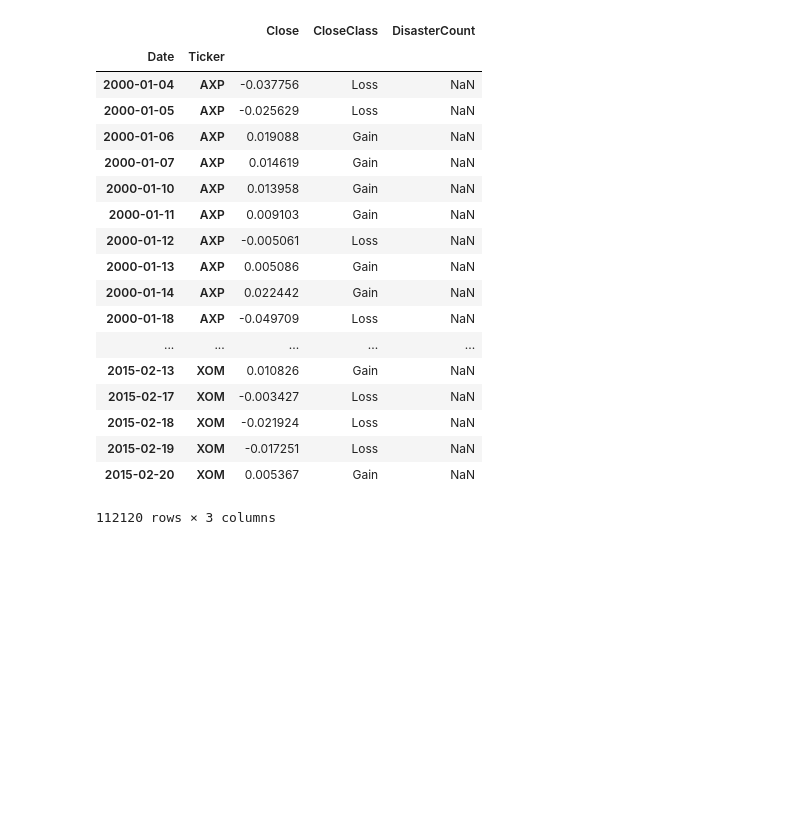
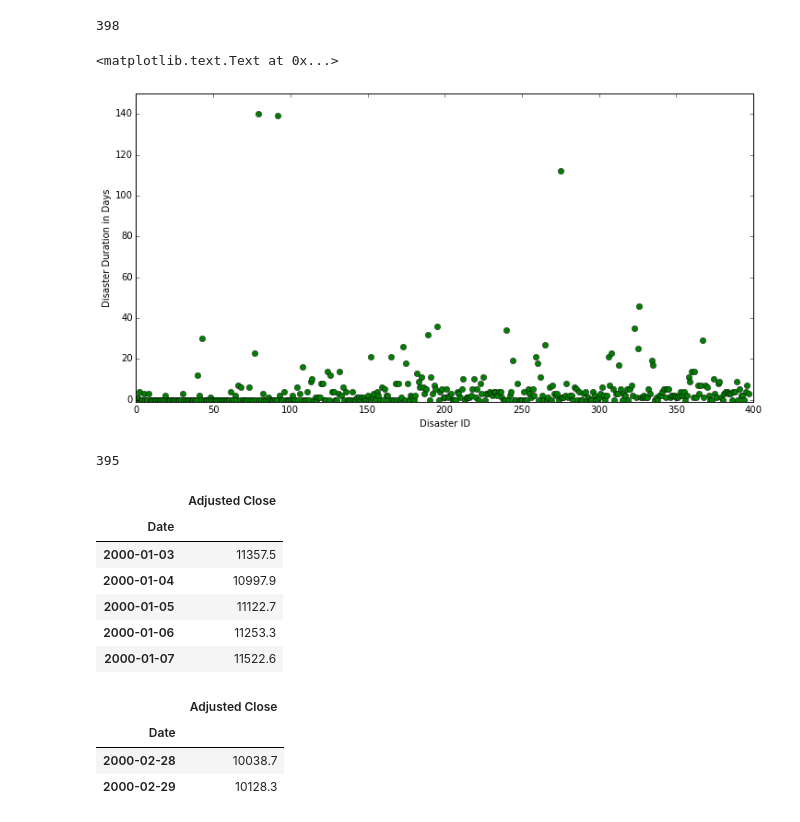
Before and after one commit to MarkDunne/final-year-project, a Jupyter notebook: work/Disaster Predictor.ipynb, the cells around one changed output. Drawn from its saved outputs; the diff is of its cells as text; code cells hidden in the pictures; blank space fills up the shorter version.

Commit message:
disaster

```diff
--- a/work/Disaster Predictor.ipynb
+++ b/work/Disaster Predictor.ipynb
@@ -1,4 +1,6 @@
 # %%
+%matplotlib inline
+
 import common
 import numpy as np
 import pandas as pd
@@ -9,8 +11,12 @@ from sklearn.naive_bayes import MultinomialNB
 from sklearn.linear_model import LogisticRegression
 from sklearn.cross_validation import StratifiedKFold
 from sklearn.cross_validation import cross_val_score
+
+from pylab import rcParams
+rcParams['figure.figsize'] = 12, 6
 # %%
 columns = ['start','end','country','countryISO','location','type','subtype','deaths','affected','damage','disasterid']
 disaster_html = open('../data/disaster-table.html').read()
-raw_disasters = pd.read_html(disaster_html)[0]
-raw_disasters.columns = columns
+disasters = pd.read_html(disaster_html)[0]
+disasters.columns = columns
+disasters['duration'] = (raw_disasters['end'] - raw_disasters['start']) / np.timedelta64(1,'D')
@@ -74,23 +23,13 @@ for i in range(-3, 4):
-# %%
-offset_prices = offsetPrices(prices, 0)
-offset_prices.join(daily_disaster_counts, on=prices.index.get_level_values('Date'), how='left')
-# %% [output]
-|  |  | Close | CloseClass | DisasterCount |
-| Date | Ticker |  |  |  |
-| 2000-01-04 | AXP | -0.037756 | Loss | NaN |
-| 2000-01-05 | AXP | -0.025629 | Loss | NaN |
-| 2000-01-06 | AXP | 0.019088 | Gain | NaN |
-| 2000-01-07 | AXP | 0.014619 | Gain | NaN |
-| 2000-01-10 | AXP | 0.013958 | Gain | NaN |
-| 2000-01-11 | AXP | 0.009103 | Gain | NaN |
-| 2000-01-12 | AXP | -0.005061 | Loss | NaN |
-| 2000-01-13 | AXP | 0.005086 | Gain | NaN |
-| 2000-01-14 | AXP | 0.022442 | Gain | NaN |
-| 2000-01-18 | AXP | -0.049709 | Loss | NaN |
-| ... | ... | ... | ... | ... |
-| 2015-02-13 | XOM | 0.010826 | Gain | NaN |
-| 2015-02-17 | XOM | -0.003427 | Loss | NaN |
-| 2015-02-18 | XOM | -0.021924 | Loss | NaN |
-| 2015-02-19 | XOM | -0.017251 | Loss | NaN |
-| 2015-02-20 | XOM | 0.005367 | Gain | NaN |
-112120 rows × 3 columns
+# %%
+disasters.dropna(subset=['duration'], inplace=True)
+len(disasters)
+# %% [output]
+398
+# %%
+plt.plot(disasters['duration'], linestyle='', marker='o', color='g')
+plt.ylim(-1, 150)
+plt.xlabel('Disaster ID')
+plt.ylabel('Disaster Duration in Days')
+# %% [output]
+<matplotlib.text.Text at 0x...>
+[figure, added]
@@ -96,0 +38,23 @@ offset_prices.join(daily_disaster_counts, on=prices.index.get_level_values('Date
+# %%
+len(disasters)
+# %% [output]
+395
+# %%
+prices = pd.read_csv('../data/dow-2000-2014.csv', index_col='Date', parse_dates=True)[['Adjusted Close']]
+prices.sort_index(inplace=True)
+prices[:5]
+# %% [output]
+|  | Adjusted Close |
+| Date |  |
+| 2000-01-03 | 11357.5 |
+| 2000-01-04 | 10997.9 |
+| 2000-01-05 | 11122.7 |
+| 2000-01-06 | 11253.3 |
+| 2000-01-07 | 11522.6 |
+# %%
+prices.ix[datetime(2000,2,26) : datetime(2000,2,29)]
+# %% [output]
+|  | Adjusted Close |
+| Date |  |
+| 2000-02-28 | 10038.7 |
+| 2000-02-29 | 10128.3 |
```
Also changed, not shown: parts of 11 cells of this notebook, 16 other files.
